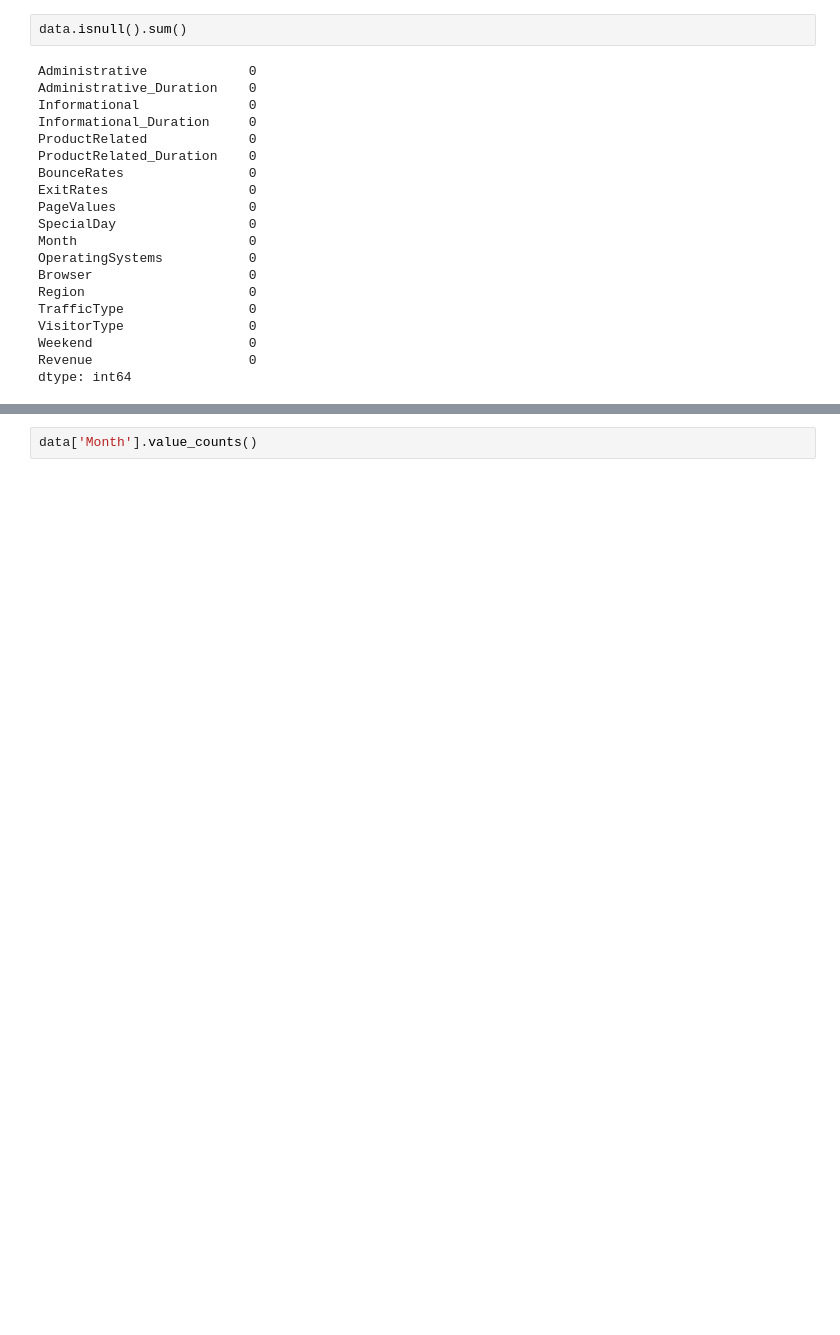
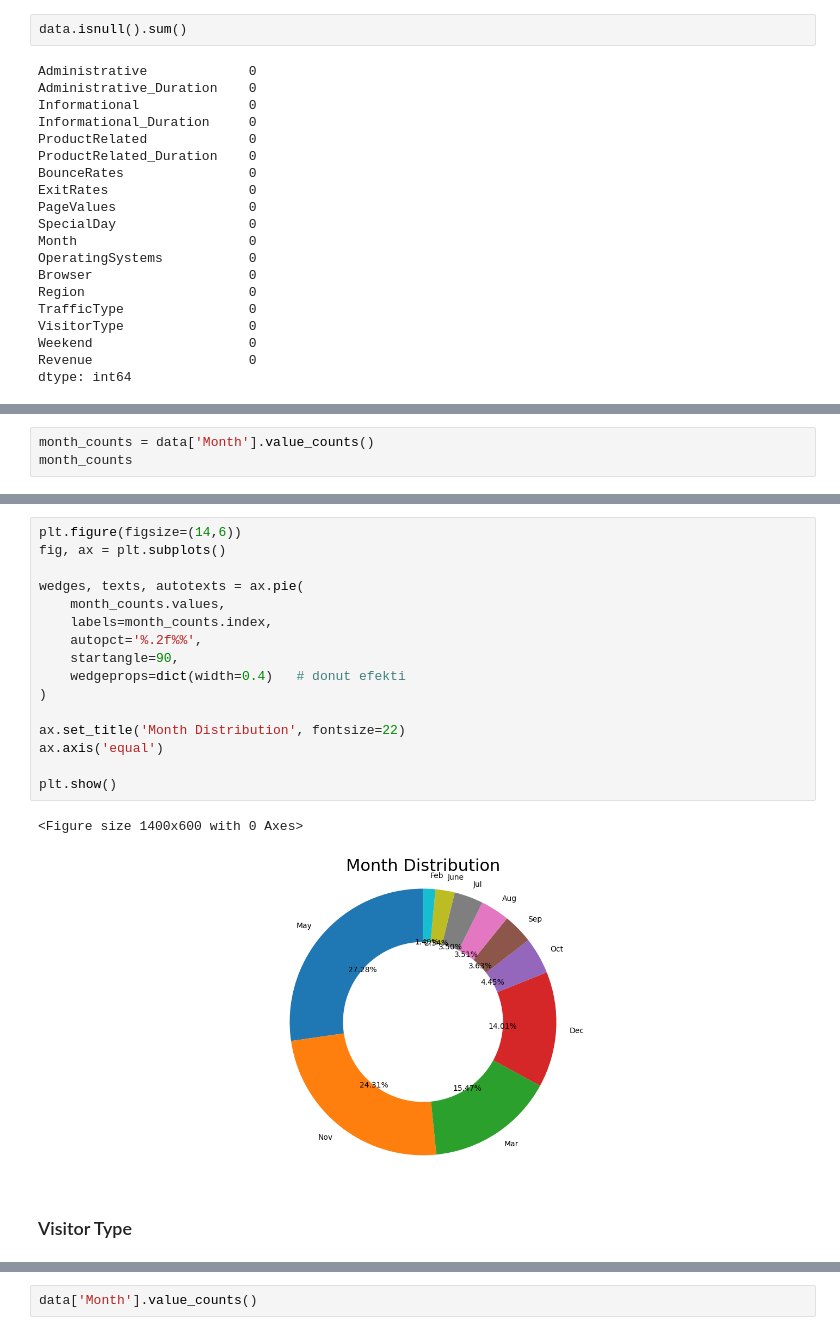
Before and after one commit to Pilestin/ogu-master-s2, a Jupyter notebook: Data Analysis and Statistics/denemeler.ipynb, the cells around one changed output, grey strips where cells are left out. Drawn from its saved outputs; the diff is of its cells as text; blank space fills up the shorter version.

```diff
--- a/Data Analysis and Statistics/denemeler.ipynb
+++ b/Data Analysis and Statistics/denemeler.ipynb
@@ -200,0 +233,3 @@ plt.show()
+# %%
+month_counts = data['Month'].value_counts()
+month_counts
@@ -200,0 +249,21 @@ plt.show()
+# %%
+plt.figure(figsize=(14,6))
+fig, ax = plt.subplots()
+
+wedges, texts, autotexts = ax.pie(
+    month_counts.values,
+    labels=month_counts.index,
+    autopct='%.2f%%',
+    startangle=90,
+    wedgeprops=dict(width=0.4)   # donut efekti
+)
+
+ax.set_title('Month Distribution', fontsize=22)
+ax.axis('equal')
+
+plt.show()
+# %% [output]
+<Figure size 1400x600 with 0 Axes>
+[figure, added]
+# %% [markdown]
+### Visitor Type
```
Also changed, not shown: parts of 165 cells of this notebook.
